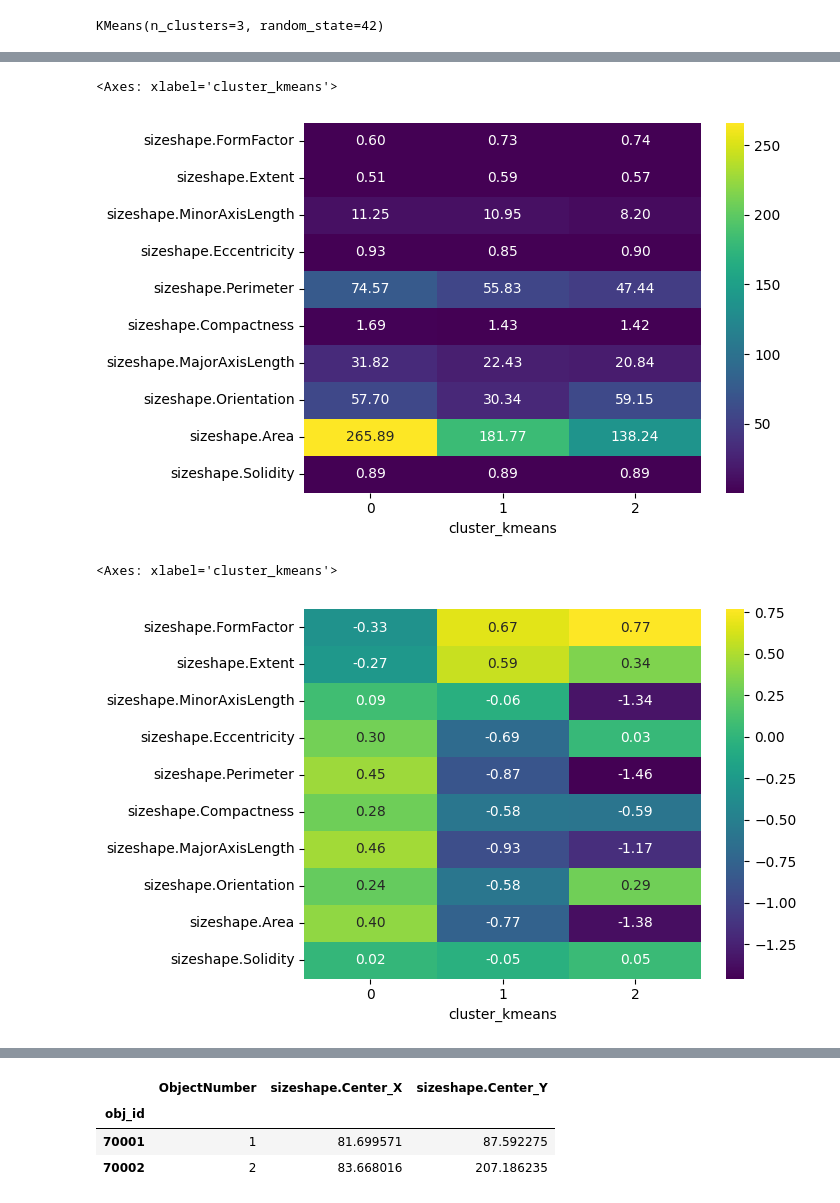
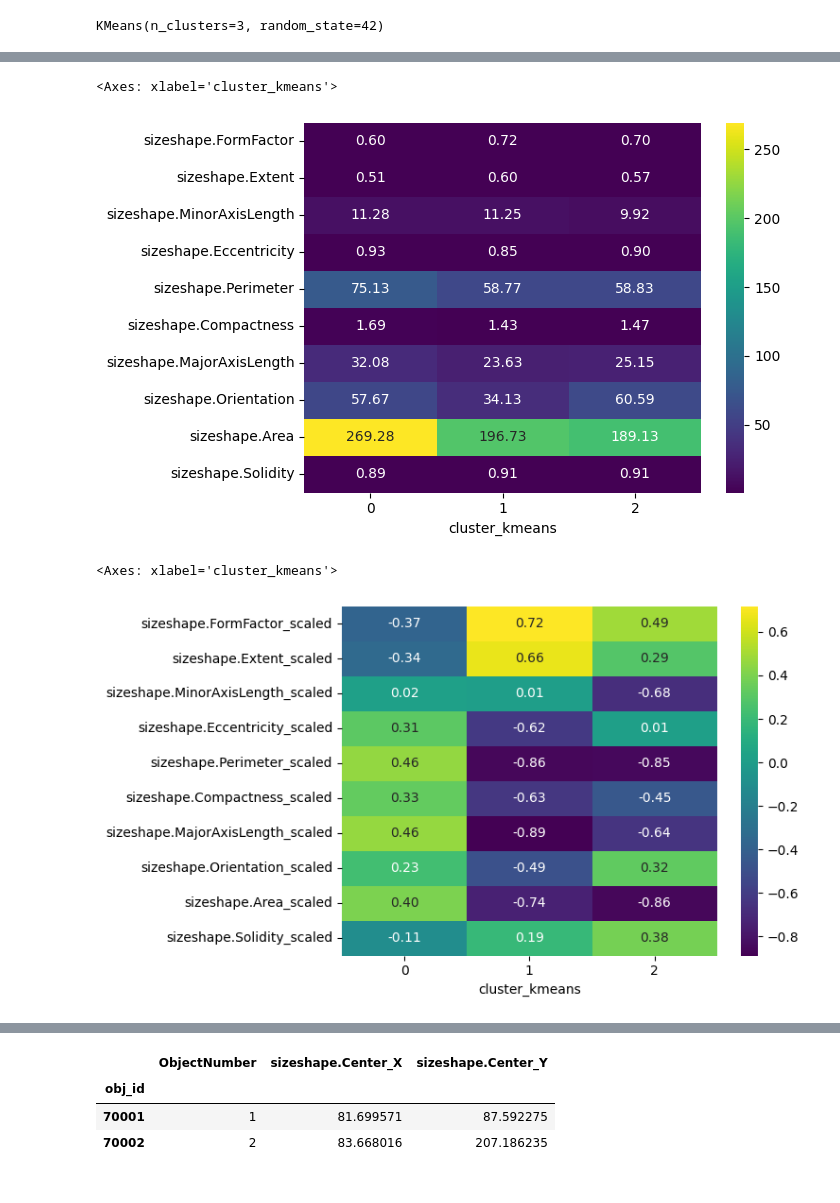
Before and after one commit to alex-sbol/pseudotime, a Jupyter notebook: pseudotime_clustering.ipynb, the cells around one changed output, grey strips where cells are left out. Cells and saved outputs as stored; diff of their text form; code cells hidden in the pictures.

```diff
--- a/pseudotime_clustering.ipynb
+++ b/pseudotime_clustering.ipynb
@@ -43,7 +43,7 @@ def plot_kmeans_mean_shapes(X, labels):
     plt.show()
 # %%
 
-SD_clean = pd.read_pickle("datasets/pseudotime_cells_clean_1476.pkl")
+SD_clean = pd.read_pickle("checkpoints/pseudotime_cells_clean_1462.pkl")
 
 n = 6  # minimum required length
 
@@ -211,32 +212,31 @@ SD_clean[feats_CPmeasure + ['cluster_kmeans']].groupby('cluster_kmeans').mean()
 sns.heatmap( SD_clean[feats_CPmeasure + ['cluster_kmeans']] .groupby('cluster_kmeans') .mean() .T, cmap="viridis", annot=True, fmt=".2f" )
 # %% [output]
 <Axes: xlabel='cluster_kmeans'>
-[figure, old version]
+[figure, new version]
 # %%
 from sklearn.preprocessing import StandardScaler
 
 scaler = StandardScaler()
 scaled = scaler.fit_transform(SD_clean[feats_CPmeasure])
 
-SD_scaled = SD_clean.copy()
-SD_scaled[feats_CPmeasure] = scaled
+feats_CPmeasure_scaled = [f + "_scaled" for f in feats_CPmeasure]
+
+SD_clean[feats_CPmeasure_scaled] = scaled
 
 
 
 sns.heatmap(
-    SD_scaled[feats_CPmeasure + ['cluster_kmeans']]
+    SD_clean[feats_CPmeasure_scaled + ['cluster_kmeans']]
     .groupby('cluster_kmeans')
     .mean()
     .T,
     cmap="viridis",
     annot=True,
     fmt=".2f"
 )
-
-#Is cluster 3 an outlier cluster with very small cells?
 # %% [output]
 <Axes: xlabel='cluster_kmeans'>
-[figure, old version]
+[figure, new version]
 # %%
 from sklearn.metrics import silhouette_samples
 
```
Also changed, not shown: parts of 24 cells of this notebook, 7 other files.
